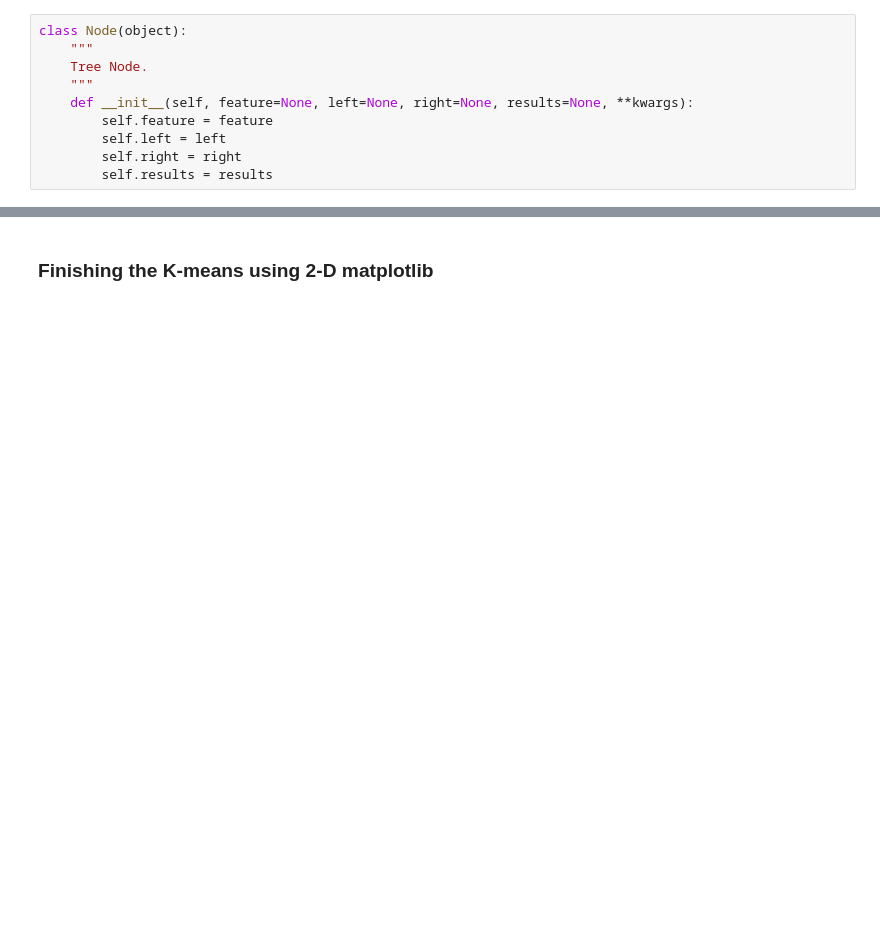
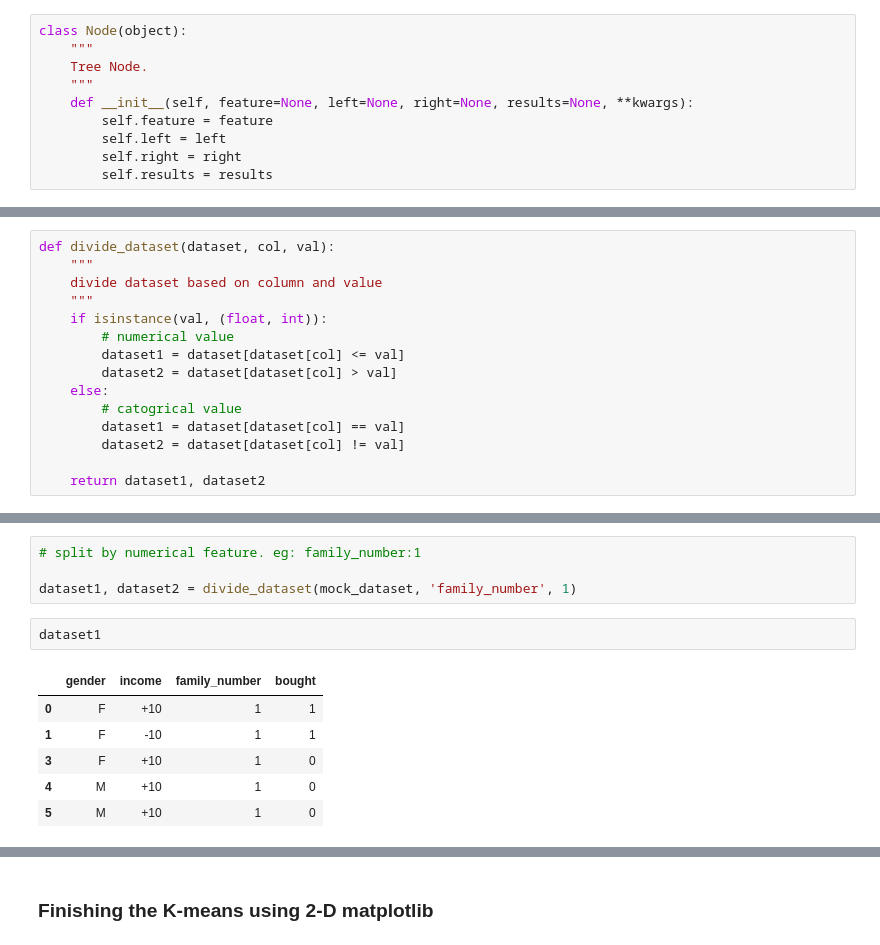
Before and after one commit to hotbaby/kkb, a Jupyter notebook: nlp-2019-autumn/lecture03/Assignment-03.ipynb, the cells around one changed output, grey strips where cells are left out. Drawn from its saved outputs; the diff is of its cells as text; blank space fills up the shorter version.

```diff
--- a/nlp-2019-autumn/lecture03/Assignment-03.ipynb
+++ b/nlp-2019-autumn/lecture03/Assignment-03.ipynb
@@ -232,0 +254,15 @@ def divide_dataset(dataset, col, val):
+# %%
+def divide_dataset(dataset, col, val):
+    """
+    divide dataset based on column and value
+    """
+    if isinstance(val, (float, int)):
+        # numerical value
+        dataset1 = dataset[dataset[col] <= val]
+        dataset2 = dataset[dataset[col] > val]
+    else:
+        # catogrical value
+        dataset1 = dataset[dataset[col] == val]
+        dataset2 = dataset[dataset[col] != val]
+
+    return dataset1, dataset2
@@ -232,0 +288,13 @@ def divide_dataset(dataset, col, val):
+# %%
+# split by numerical feature. eg: family_number:1
+
+dataset1, dataset2 = divide_dataset(mock_dataset, 'family_number', 1)
+# %%
+dataset1
+# %% [output]
+|  | gender | income | family_number | bought |
+| 0 | F | +10 | 1 | 1 |
+| 1 | F | -10 | 1 | 1 |
+| 3 | F | +10 | 1 | 0 |
+| 4 | M | +10 | 1 | 0 |
+| 5 | M | +10 | 1 | 0 |
```
Also changed, not shown: parts of 75 cells of this notebook.
